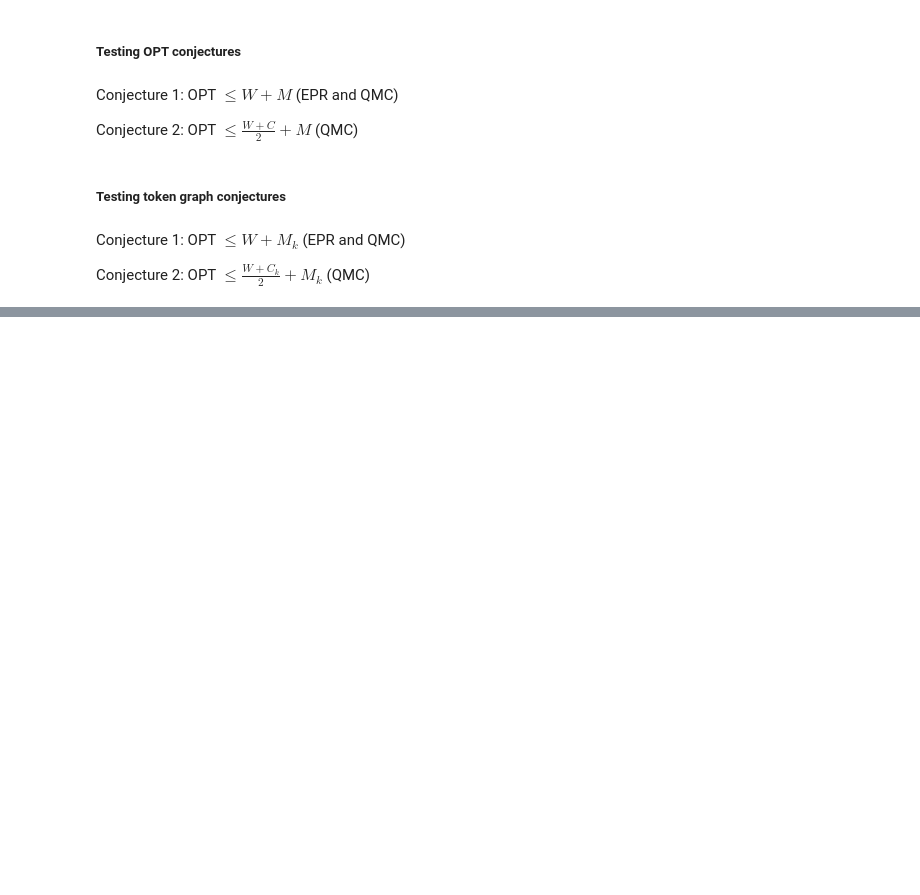
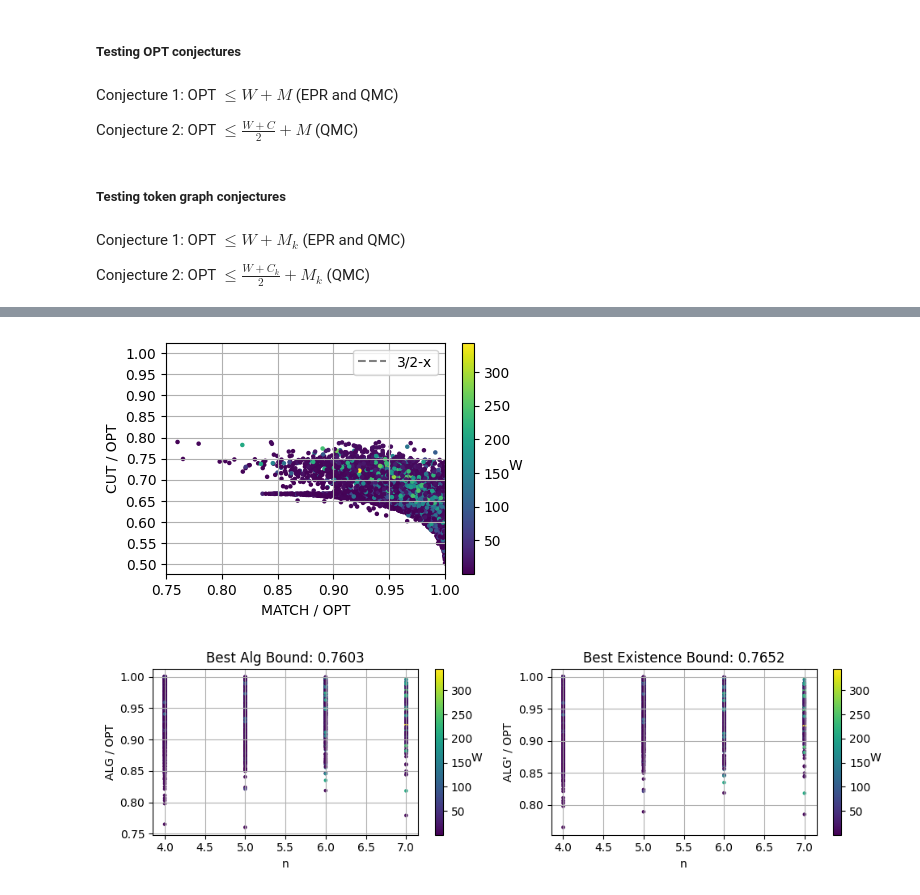
Before and after one commit to jamessud/qmc_upper_bounds, a Jupyter notebook: conjectures.ipynb, the cells around one changed output, grey strips where cells are left out. Drawn from its saved outputs; the diff is of its cells as text; code cells hidden in the pictures; blank space fills up the shorter version.

```diff
--- a/conjectures.ipynb
+++ b/conjectures.ipynb
@@ -917,0 +933,5 @@ token_conjecture_2_slack_qmc = np.array(token_conjecture_2_slack_qmc)
+# %%
+make_scatter_plots(weighted_max_qmc_energies, ns=weighted_ns, match_energies=weighted_match_energies, prod_energies=weighted_cut_energies, total_weights=weighted_total_weights, prod_alg_name='CUT', existence_bound=True, alg_prod_apx=PROD_APX, plot_bound=True)
+# %% [output]
+[figure, added]
+[figure, added]
```
Also changed, not shown: parts of 14 cells of this notebook.
